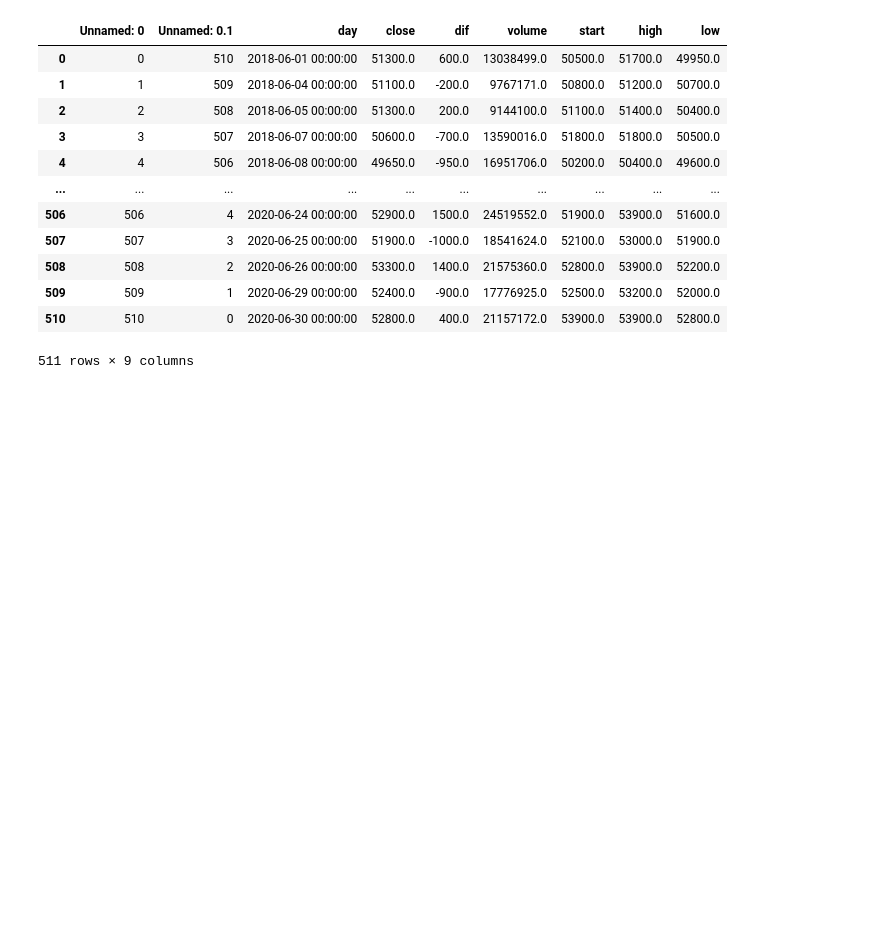
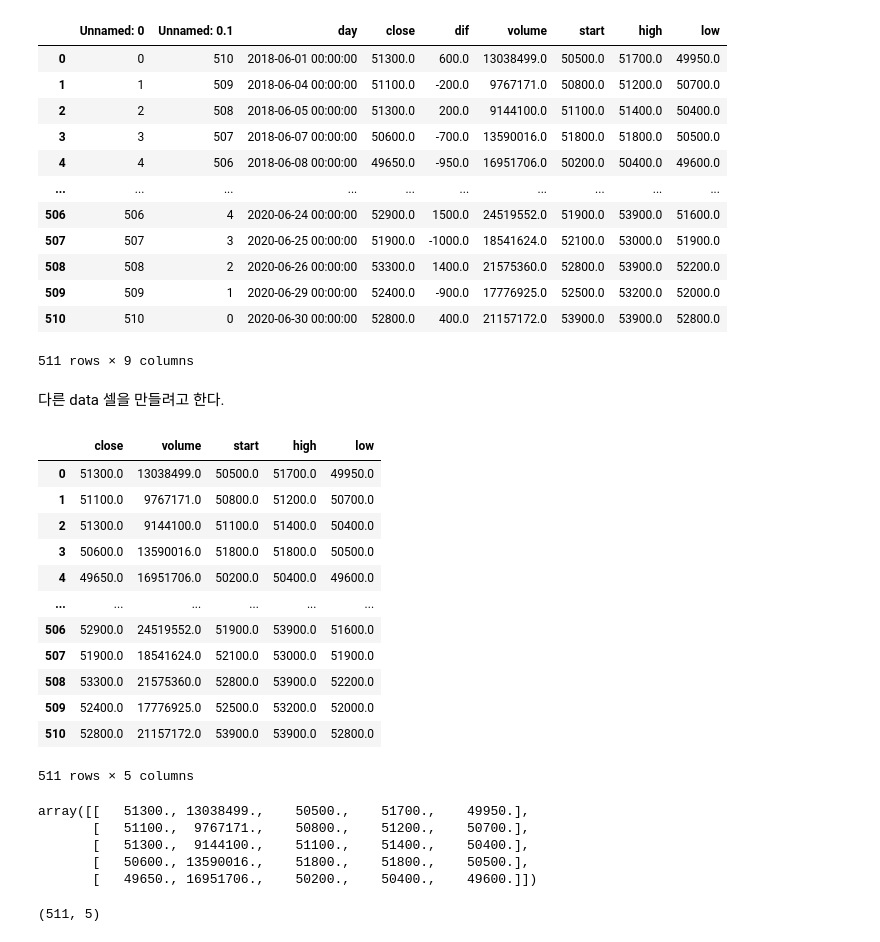
Before and after one commit to sjbaek12/sjbaek12.github.io, a Jupyter notebook: 주가예측_LSTM.ipynb, the cells around one changed output. Saved outputs shown, nothing was run; the diff lists cells and outputs as text; code cells hidden in the pictures; blank space fills up the shorter version.

```diff
--- a/주가예측_LSTM.ipynb
+++ b/주가예측_LSTM.ipynb
@@ -378,3 +383,23 @@ data
 | 509 | 509 | 1 | 2020-06-29 00:00:00 | 52400.0 | -900.0 | 17776925.0 | 52500.0 | 53200.0 | 52000.0 |
 | 510 | 510 | 0 | 2020-06-30 00:00:00 | 52800.0 | 400.0 | 21157172.0 | 53900.0 | 53900.0 | 52800.0 |
 511 rows × 9 columns
+# %% [markdown]
+다른 data 셀을 만들려고 한다.
+# %%
+data_n = data.loc[:, ["close", "volume", "start", "high", "low"]]
+# %%
+data_n
+# %% [output]
+|  | close | volume | start | high | low |
+| 0 | 51300.0 | 13038499.0 | 50500.0 | 51700.0 | 49950.0 |
+| 1 | 51100.0 | 9767171.0 | 50800.0 | 51200.0 | 50700.0 |
+| 2 | 51300.0 | 9144100.0 | 51100.0 | 51400.0 | 50400.0 |
+| 3 | 50600.0 | 13590016.0 | 51800.0 | 51800.0 | 50500.0 |
+| 4 | 49650.0 | 16951706.0 | 50200.0 | 50400.0 | 49600.0 |
+| ... | ... | ... | ... | ... | ... |
+| 506 | 52900.0 | 24519552.0 | 51900.0 | 53900.0 | 51600.0 |
+| 507 | 51900.0 | 18541624.0 | 52100.0 | 53000.0 | 51900.0 |
+| 508 | 53300.0 | 21575360.0 | 52800.0 | 53900.0 | 52200.0 |
+| 509 | 52400.0 | 17776925.0 | 52500.0 | 53200.0 | 52000.0 |
+| 510 | 52800.0 | 21157172.0 | 53900.0 | 53900.0 | 52800.0 |
+511 rows × 5 columns
@@ -380,0 +410,12 @@ data
+# %%
+data_n[0:5]
+# %% [output]
+array([[   51300., 13038499.,    50500.,    51700.,    49950.],
+       [   51100.,  9767171.,    50800.,    51200.,    50700.],
+       [   51300.,  9144100.,    51100.,    51400.,    50400.],
+       [   50600., 13590016.,    51800.,    51800.,    50500.],
+       [   49650., 16951706.,    50200.,    50400.,    49600.]])
+# %%
+data_n.shape
+# %% [output]
+(511, 5)
```
Also changed, not shown: parts of 21 cells of this notebook.
